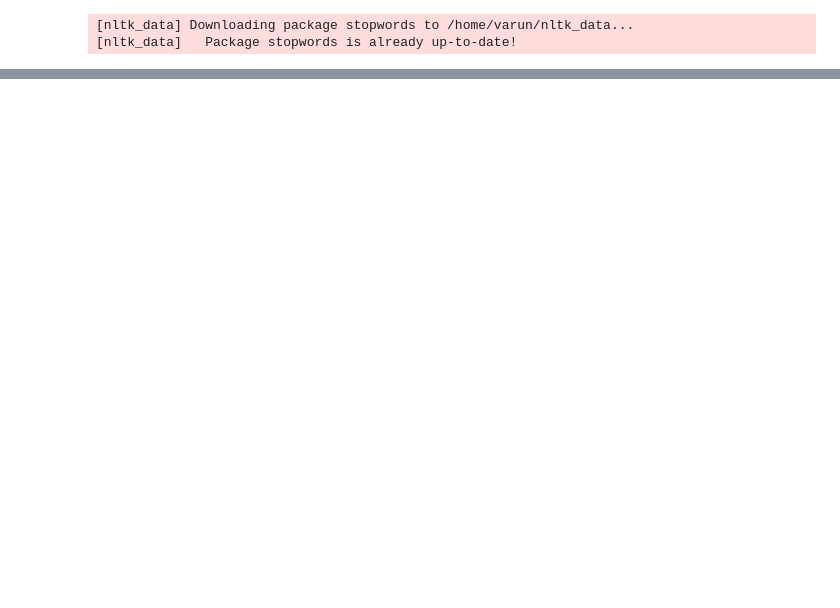
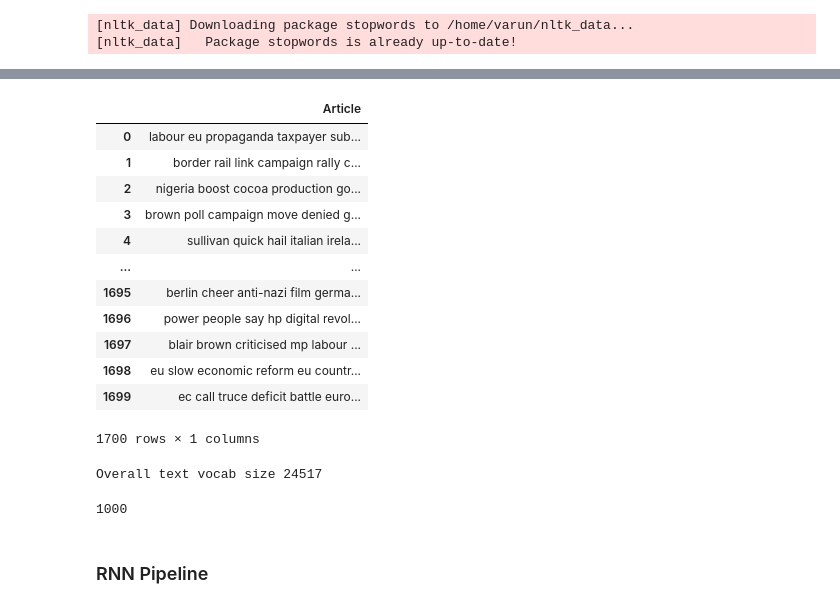
Before and after one commit to varuntyagi-i/FlipItNews-CaseStudy-NLP, a Jupyter notebook: notebook.ipynb, the cells around one changed output, grey strips where cells are left out. Cells and saved outputs as stored; diff of their text form; code cells hidden in the pictures; blank space fills up the shorter version.

```diff
--- a/notebook.ipynb
+++ b/notebook.ipynb
@@ -258,0 +470,42 @@ X_train["Article"][2]
+# %%
+X_train.reset_index(drop=True)
+# %% [output]
+|  | Article |
+| 0 | labour eu propaganda taxpayer sub... |
+| 1 | border rail link campaign rally c... |
+| 2 | nigeria boost cocoa production go... |
+| 3 | brown poll campaign move denied g... |
+| 4 | sullivan quick hail italian irela... |
+| ... | ... |
+| 1695 | berlin cheer anti-nazi film germa... |
+| 1696 | power people say hp digital revol... |
+| 1697 | blair brown criticised mp labour ... |
+| 1698 | eu slow economic reform eu countr... |
+| 1699 | ec call truce deficit battle euro... |
+1700 rows × 1 columns
+# %%
+'''
+Tokenization
+'''
+max_sentence_len = 1000
+
+def tokenize_and_pad(inp_text, max_len, tok):
+
+    text_seq = tok.texts_to_sequences(inp_text)
+    text_seq = pad_sequences(text_seq, maxlen=max_len, padding='post')
+
+    return text_seq
+
+text_tok = Tokenizer()
+text_tok.fit_on_texts(X_train["Article"])
+train_text_X = tokenize_and_pad(inp_text=X_train["Article"], max_len=max_sentence_len, tok=text_tok)
+test_text_X = tokenize_and_pad(inp_text=X_test["Article"], max_len=max_sentence_len, tok=text_tok)
+vocab_size = len(text_tok.word_index)+1
+
+print("Overall text vocab size", vocab_size)
+# %% [output]
+Overall text vocab size 24517
+# %%
+len(train_text_X[0])
+# %% [output]
+1000
@@ -258,0 +520,2 @@ X_train["Article"][2]
+# %% [markdown]
+### RNN Pipeline
```
Also changed, not shown: parts of 60 cells of this notebook, 2 other files.
